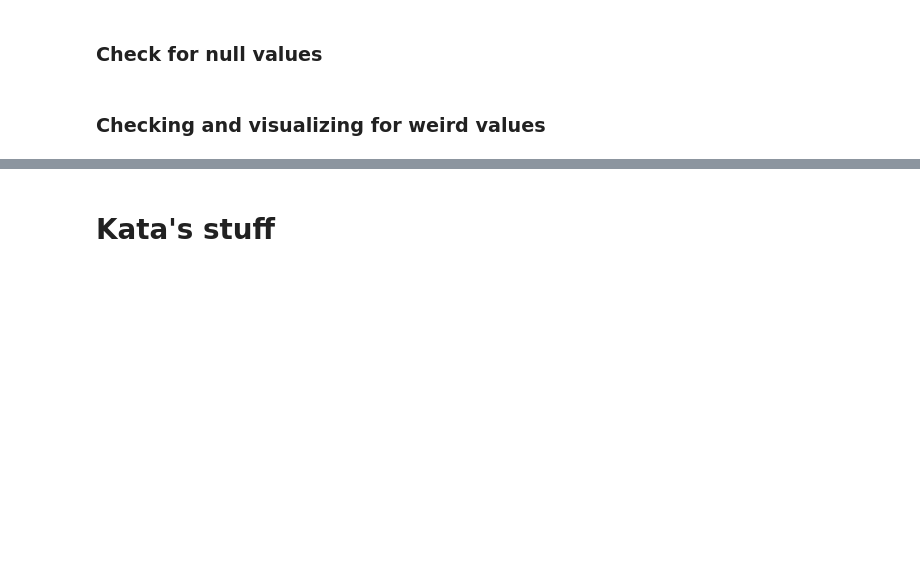
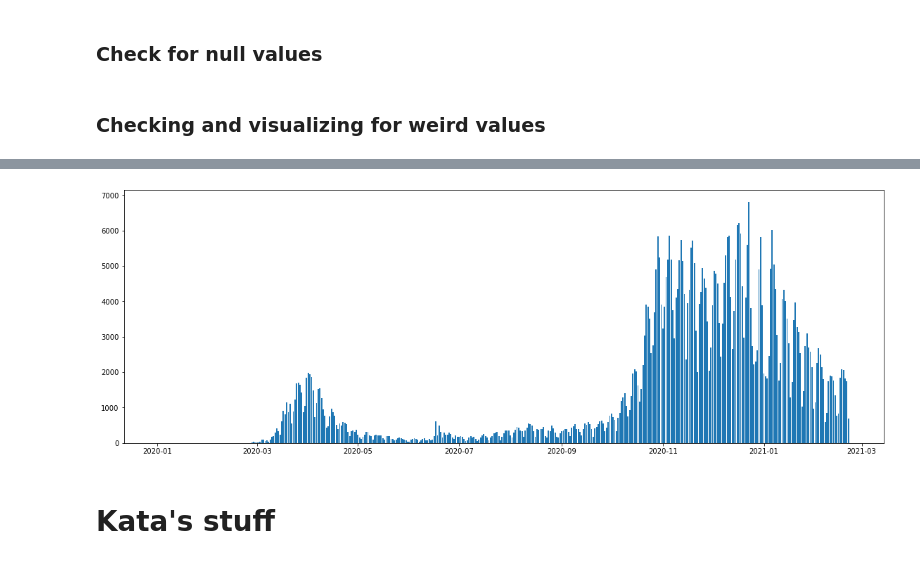
Before and after one commit to Florian335/fyp2021p02g10, a Jupyter notebook: Notebooks/main.ipynb, the cells around one changed output, grey strips where cells are left out. Drawn from its saved outputs; the diff is of its cells as text; code cells hidden in the pictures; blank space fills up the shorter version.

Commit message:
maps and additional data

```diff
--- a/Notebooks/main.ipynb
+++ b/Notebooks/main.ipynb
@@ -82,6 +82,8 @@ dateparse = lambda x: datetime.strptime(x, '%Y-%m-%d')
 
 raw_data['de_corona'] = pd.read_csv(corona, sep='\s+', parse_dates=['date'], date_parser=dateparse)
 raw_data['weather'] = pd.read_csv(weather, sep='\s+', parse_dates=['date'], date_parser=dateparse)
+additional = pd.read_csv('../../data/raw/weather/weather2.csv', sep='\t', parse_dates=['date'], date_parser=dateparse)
+raw_data['weather'] = raw_data['weather'].append(additional)
 # %%
 HEADERS = ['de_corona','weather']
 for i in HEADERS:
@@ -118,0 +123,25 @@ dataset_checker_values(raw_data['de_corona'],-1) #-1
+# %%
+with open(meta, 'r', encoding='utf-8') as f:
+    country_metadata = json.load(f)
+# %%
+# First task, we need to convert the region names in the corona data with the iso3166-2 codes
+# To do so, first we need a dictionary mapping the region name to the code
+region_map = {country_metadata["country_metadata"][i]["covid_region_code"]: country_metadata["country_metadata"][i]["iso3166-2_code"] for i in range(len(country_metadata["country_metadata"]))}
+
+# Then, we use the Series.map function
+raw_data["de_corona"]["region"] = raw_data["de_corona"]["region_code"].map(region_map)
+
+# Second task, we can now calculate how many cases there were in total for the region
+corona_df_by_region = raw_data["de_corona"].groupby(by = "region")["confirmed_addition"].sum().reset_index()
+dead_by_region      = raw_data["de_corona"].groupby(by = "region")["deceased_addition"].sum().reset_index()
+# If we want to add population data, we need to create another dictionary from the country metadata
+# In this case, we need to map from the region iso3166-2 code to the region's population
+population_map = {
+    country_metadata["country_metadata"][i]["iso3166-2_code"]:
+    country_metadata["country_metadata"][i]["population"]
+    for i in range(len(country_metadata["country_metadata"]))}
+
+# Then we can map, just like before
+corona_df_by_region["population"] = corona_df_by_region["region"].map(population_map)
+
+corona_df_by_region["ratio"] = corona_df_by_region["confirmed_addition"]/corona_df_by_region["population"]
@@ -118,0 +255,5 @@ dataset_checker_values(raw_data['de_corona'],-1) #-1
+# %%
+raw_data['de_corona']['month'] = raw_data['de_corona']['date'].dt.strftime('%b')
+raw_data['de_corona']['year'] = raw_data['de_corona']['date'].dt.strftime('%Y')
+raw_data["de_corona"]["population"] = raw_data["de_corona"]["region"].map(population_map)
+raw_data["de_corona"]["confirmed_addition_ratio"] = raw_data["de_corona"]["confirmed_addition"]/raw_data["de_corona"]["population"]
@@ -119,3 +386,10 @@ dataset_checker_values(raw_data['de_corona'],-1) #-1
+# %%
+fig = plt.figure(figsize=(15,5))
+axes = fig.add_axes([0,0,1,1])
+axes.bar(raw_data["de_corona"]["date"], raw_data["de_corona"]["confirmed_addition"]);
+#axes.set_yscale('log');
+# %% [output]
+[figure, added]
 # %% [markdown]
 # Kata's stuff
 # %%
```
Also changed, not shown: parts of 21 cells of this notebook, 1 other file.
